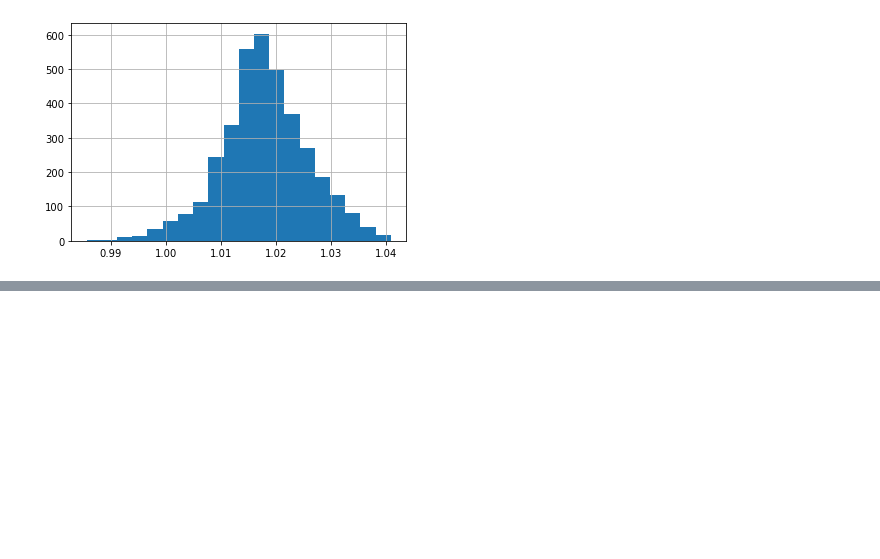
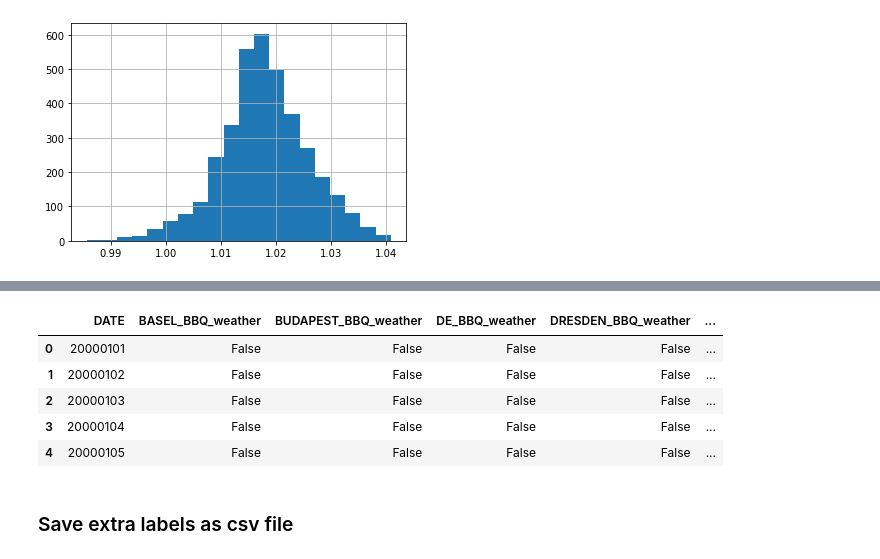
Before and after one commit to florian-huber/weather_prediction_dataset, a Jupyter notebook: notebooks/Create_weather_prediction_dataset.ipynb, the cells around one changed output, grey strips where cells are left out. Cells and saved outputs as stored; diff of their text form; code cells hidden in the pictures; blank space fills up the shorter version.

```diff
--- a/notebooks/Create_weather_prediction_dataset.ipynb
+++ b/notebooks/Create_weather_prediction_dataset.ipynb
@@ -350,0 +431,12 @@ dataset["BASEL_pressure"].hist(bins=20)
+# %%
+labels_BBQ = pd.DataFrame.from_dict(BBQ_weather)
+labels_BBQ.head()
+# %% [output]
+|  | DATE | BASEL_BBQ_weather | BUDAPEST_BBQ_weather | DE_BBQ_weather | DRESDEN_BBQ_weather | ... |
+| 0 | 20000101 | False | False | False | False | ... |
+| 1 | 20000102 | False | False | False | False | ... |
+| 2 | 20000103 | False | False | False | False | ... |
+| 3 | 20000104 | False | False | False | False | ... |
+| 4 | 20000105 | False | False | False | False | ... |
+# %% [markdown]
+### Save extra labels as csv file
```
Also changed, not shown: parts of 9 cells of this notebook.
